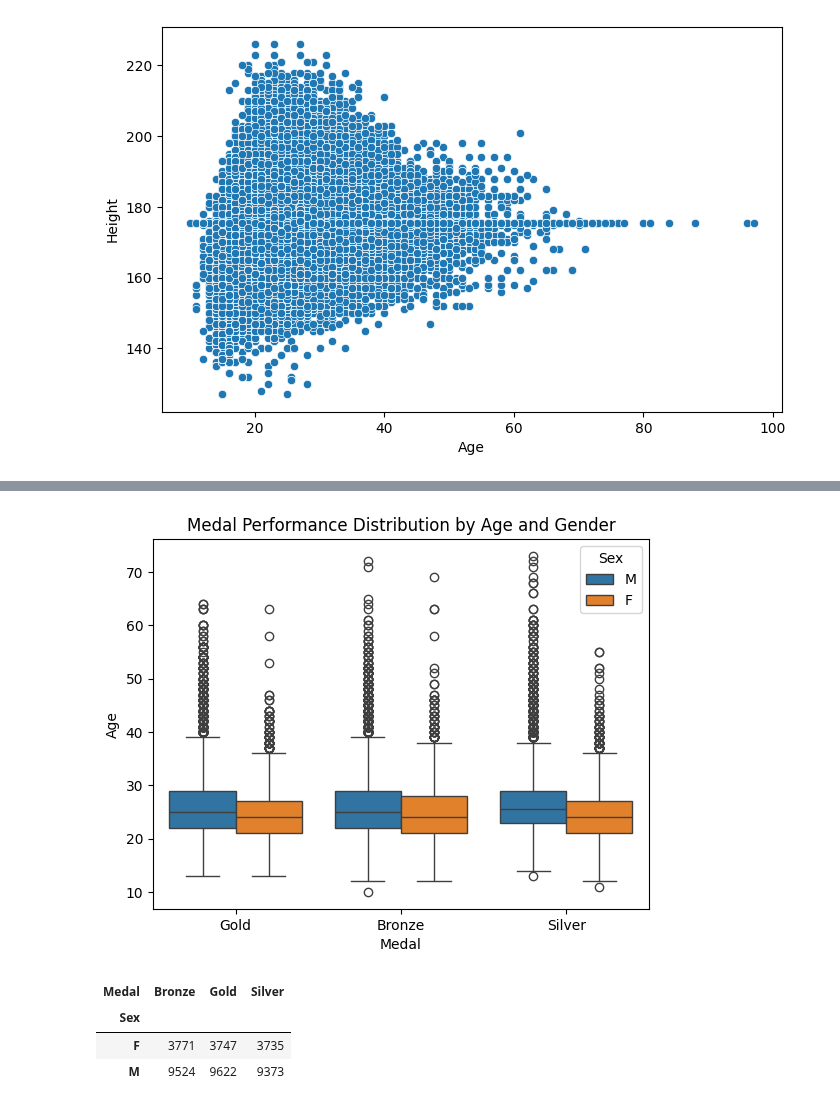
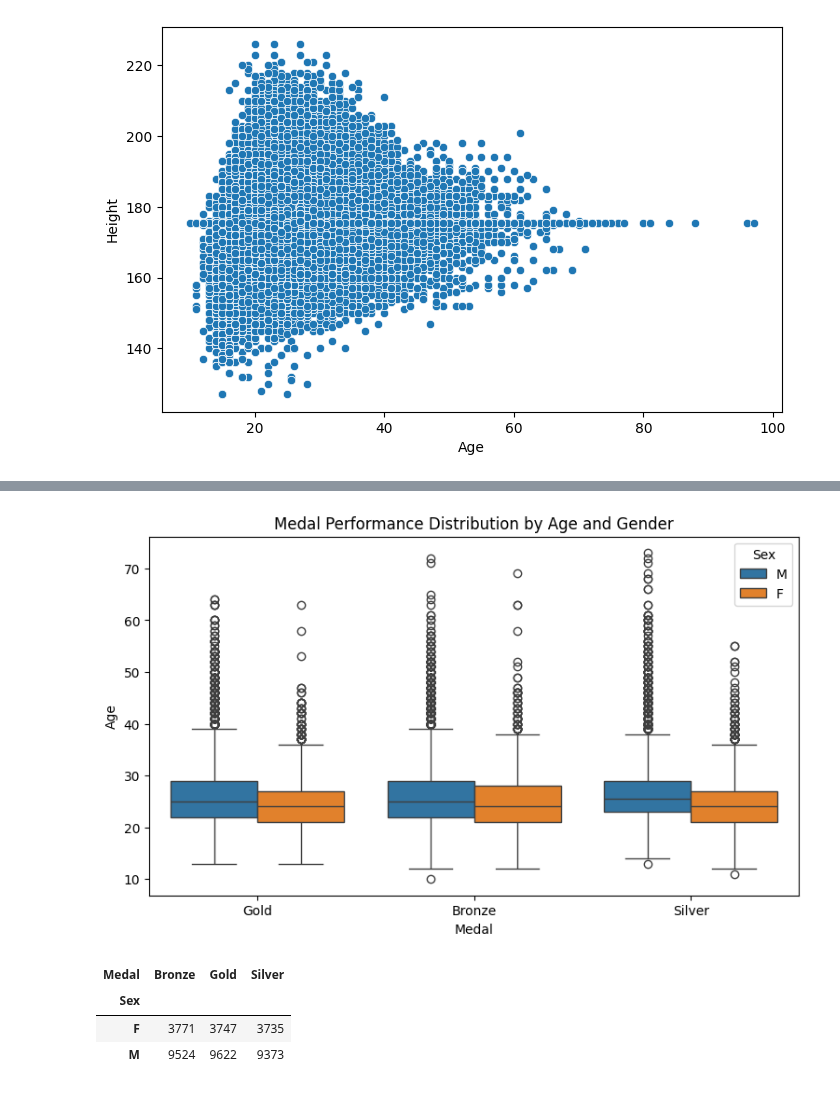
Before and after one commit to brekhi123/olympicdata_analysis, a Jupyter notebook: olympic.ipynb, the cells around one changed output, grey strips where cells are left out. Saved outputs shown, nothing was run; the diff lists cells and outputs as text; code cells hidden in the pictures.

```diff
--- a/olympic.ipynb
+++ b/olympic.ipynb
@@ -264,9 +265,10 @@ plt.savefig('plots/scatterplot', dpi=300)
 # %%
+plt.figure(figsize=(9,5))
 sns.boxplot(x='Medal', y='Age', hue='Sex', data=data, palette='tab10')
 plt.title('Medal Performance Distribution by Age and Gender')
 plt.savefig('plots/boxplot', dpi=300, bbox_inches='tight')
 # %% [output]
-[figure, old version]
+[figure, new version]
 # %%
 contigency_table = pd.crosstab(data['Sex'], data['Medal'])
 contigency_table
```
Also changed, not shown: parts of 4 cells of this notebook, 5 other files.
